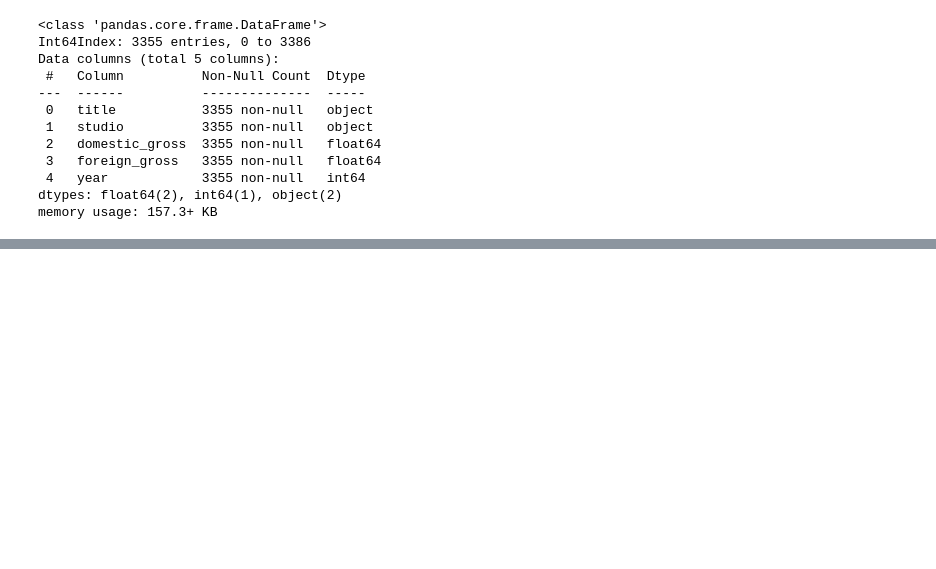
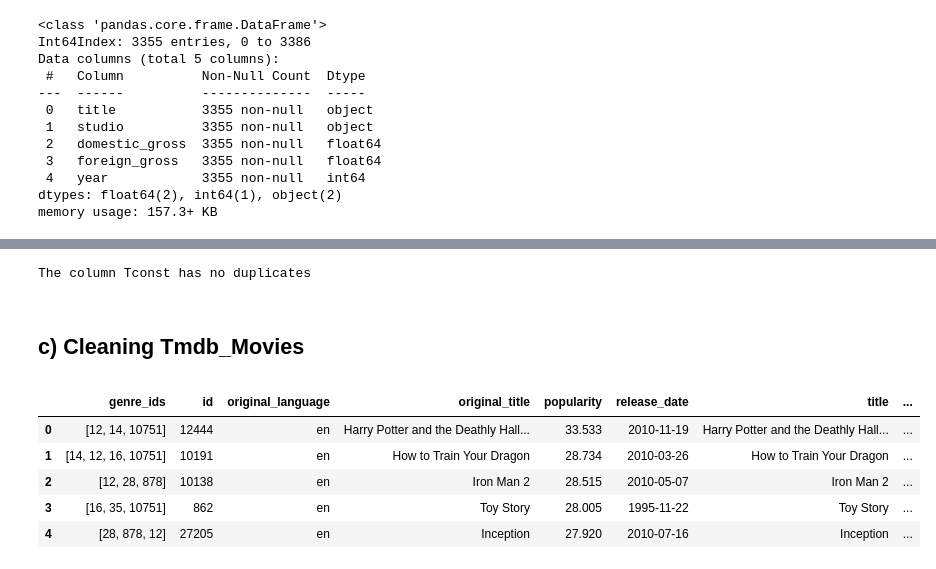
Before and after one commit to Dudimath/Microsoft-Film-Insights, a Jupyter notebook: Data Cleaning.ipynb, the cells around one changed output, grey strips where cells are left out. Cells and saved outputs as stored; diff of their text form; code cells hidden in the pictures; blank space fills up the shorter version.

```diff
--- a/Data Cleaning.ipynb
+++ b/Data Cleaning.ipynb
@@ -346,0 +372,35 @@ memory usage: 157.3+ KB
+# %%
+# Check duplicates on tconst column
+def unique_column_duplicates(data, column):
+    """handling duplicates in unique column"""
+    # empty list to store the duplicate bools
+    duplicates = []
+    for i in data[column].duplicated():
+        duplicates.append(i)
+
+    # identify if there are any duplicates
+    duplicates_set = set(duplicates)
+    if (len(duplicates_set) == 1):
+        print(f"The column {column.title()} has no duplicates")
+    else:
+        no_true = 0
+        for val in duplicates:
+            if (val == True):
+                no_true += 1
+        # percentage of the data represented by duplicates
+        duplicates_percentage = np.round(((no_true / len(data)) * 100), 3)
+        print(f"The column {column.title()} has {no_true} duplicated rows.\nThis constitutes {duplicates_percentage}% of the data set.")
+unique_column_duplicates(title_ratings,"tconst")
+# %% [output]
+The column Tconst has no duplicates
+# %% [markdown]
+# <small>c) Cleaning Tmdb_Movies</small>
+# %%
+tmdb_movies.head()
+# %% [output]
+|  | genre_ids | id | original_language | original_title | popularity | release_date | title | ... |
+| 0 | [12, 14, 10751] | 12444 | en | Harry Potter and the Deathly Hall... | 33.533 | 2010-11-19 | Harry Potter and the Deathly Hall... | ... |
+| 1 | [14, 12, 16, 10751] | 10191 | en | How to Train Your Dragon | 28.734 | 2010-03-26 | How to Train Your Dragon | ... |
+| 2 | [12, 28, 878] | 10138 | en | Iron Man 2 | 28.515 | 2010-05-07 | Iron Man 2 | ... |
+| 3 | [16, 35, 10751] | 862 | en | Toy Story | 28.005 | 1995-11-22 | Toy Story | ... |
+| 4 | [28, 878, 12] | 27205 | en | Inception | 27.920 | 2010-07-16 | Inception | ... |
```
Also changed, not shown: parts of 20 cells of this notebook.
